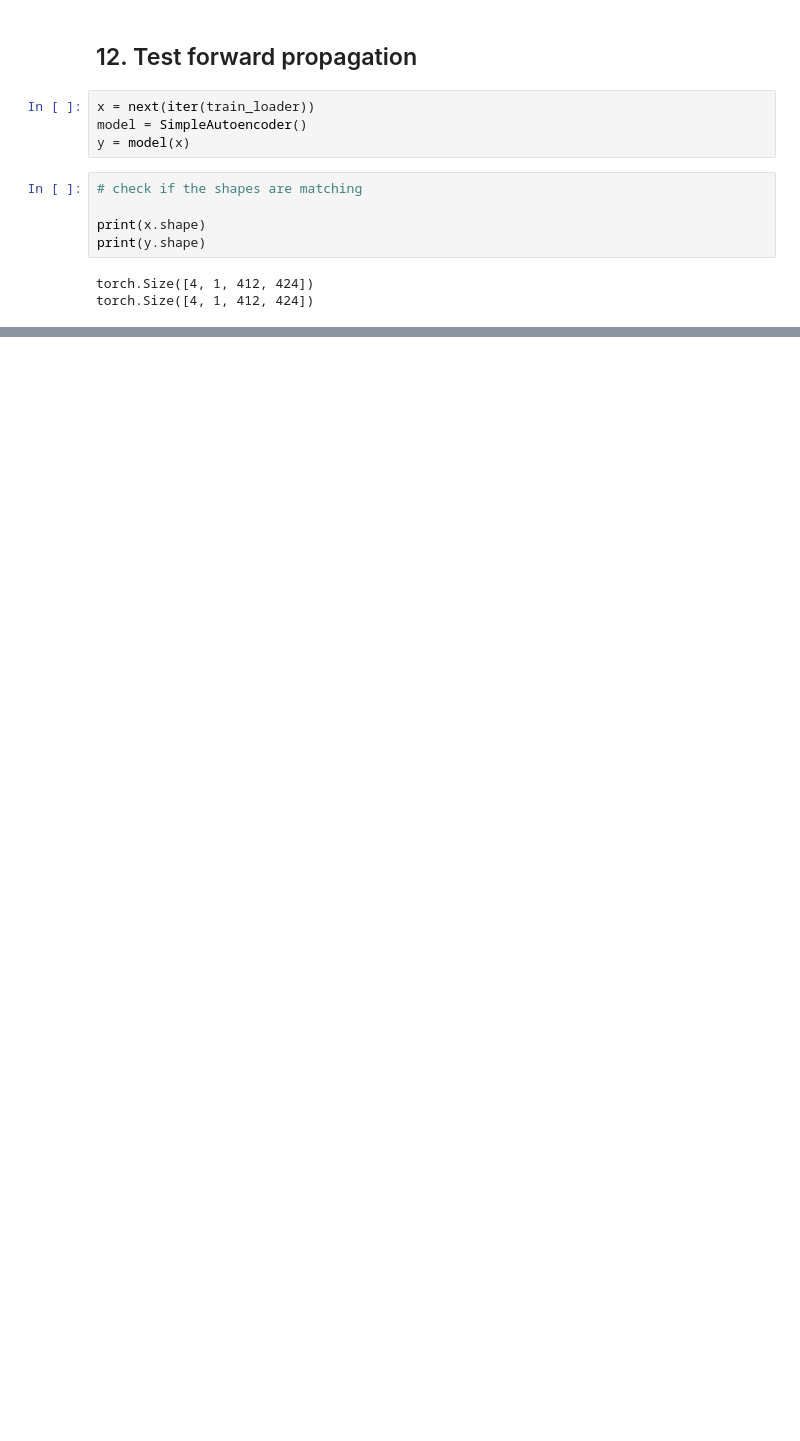
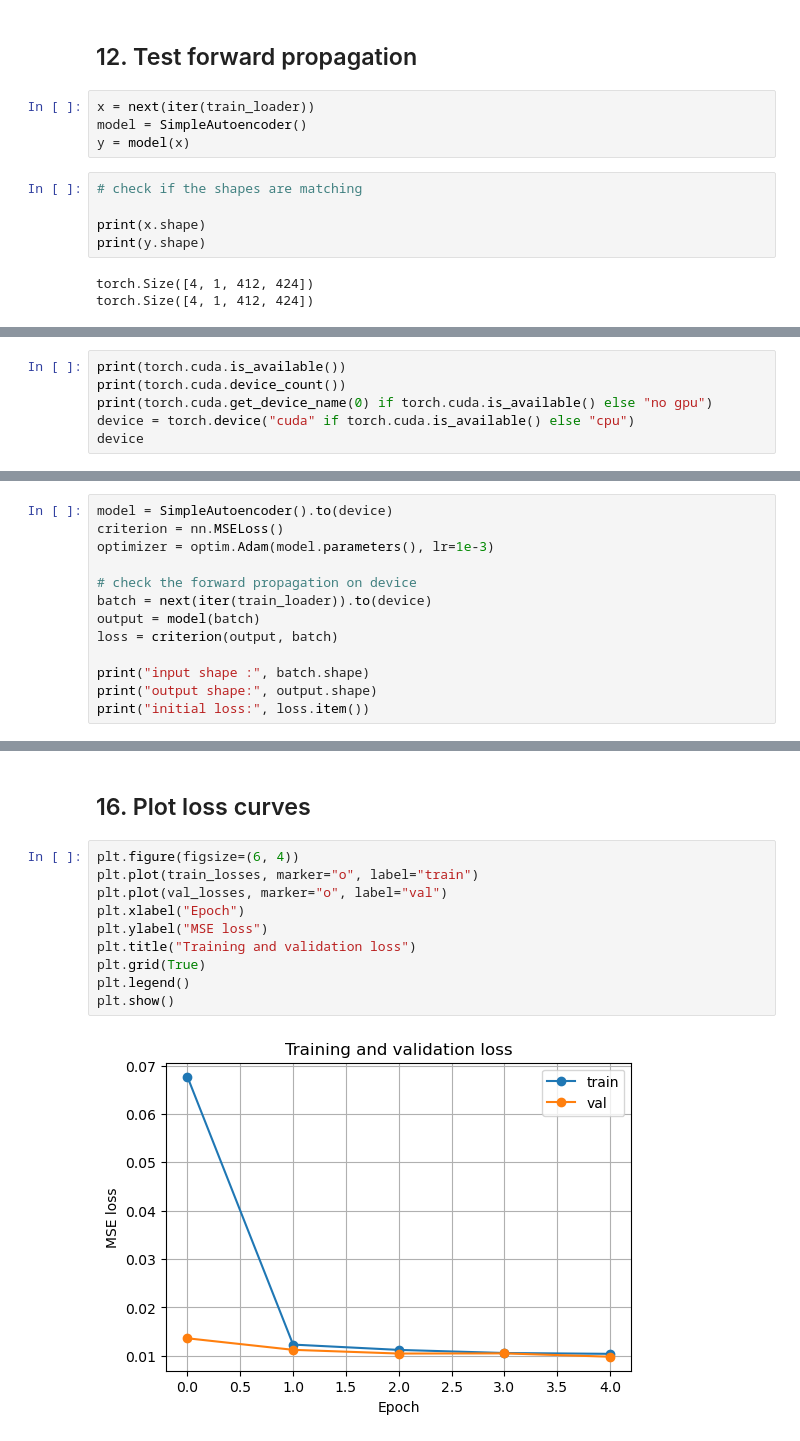
Before and after one commit to chuck97/my_ml_zoo, a Jupyter notebook: notebooks/01_autoencoder_t2m.ipynb, the cells around one changed output, grey strips where cells are left out. Drawn from its saved outputs; the diff is of its cells as text; blank space fills up the shorter version.

Commit message:
first autoencoder trained

```diff
--- a/notebooks/01_autoencoder_t2m.ipynb
+++ b/notebooks/01_autoencoder_t2m.ipynb
@@ -333,0 +335,6 @@ plt.show()
+# %%
+print(torch.cuda.is_available())
+print(torch.cuda.device_count())
+print(torch.cuda.get_device_name(0) if torch.cuda.is_available() else "no gpu")
+device = torch.device("cuda" if torch.cuda.is_available() else "cpu")
+device
@@ -333,0 +348,13 @@ plt.show()
+# %%
+model = SimpleAutoencoder().to(device)
+criterion = nn.MSELoss()
+optimizer = optim.Adam(model.parameters(), lr=1e-3)
+
+# check the forward propagation on device
+batch = next(iter(train_loader)).to(device)
+output = model(batch)
+loss = criterion(output, batch)
+
+print("input shape :", batch.shape)
+print("output shape:", output.shape)
+print("initial loss:", loss.item())
@@ -333,0 +424,14 @@ plt.show()
+# %% [markdown]
+## 16. Plot loss curves
+# %%
+plt.figure(figsize=(6, 4))
+plt.plot(train_losses, marker="o", label="train")
+plt.plot(val_losses, marker="o", label="val")
+plt.xlabel("Epoch")
+plt.ylabel("MSE loss")
+plt.title("Training and validation loss")
+plt.grid(True)
+plt.legend()
+plt.show()
+# %% [output]
+[figure, added]
```
Also changed, not shown: parts of 14 cells of this notebook.
